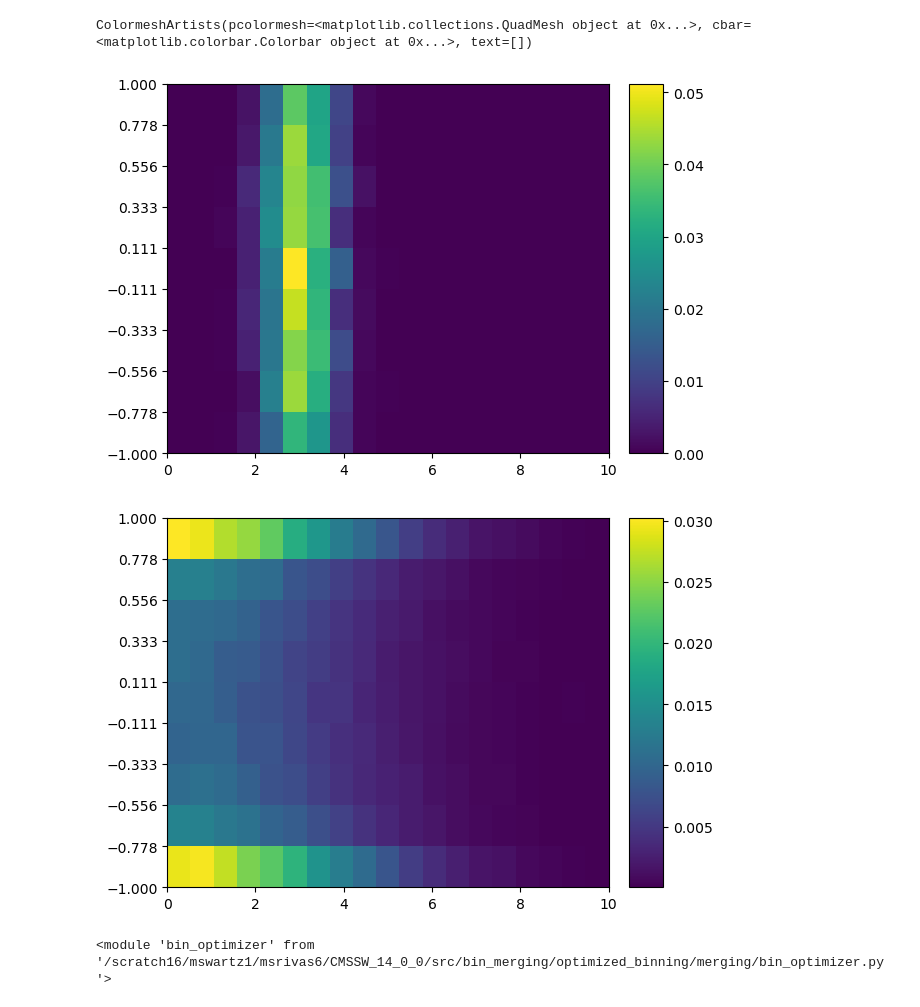
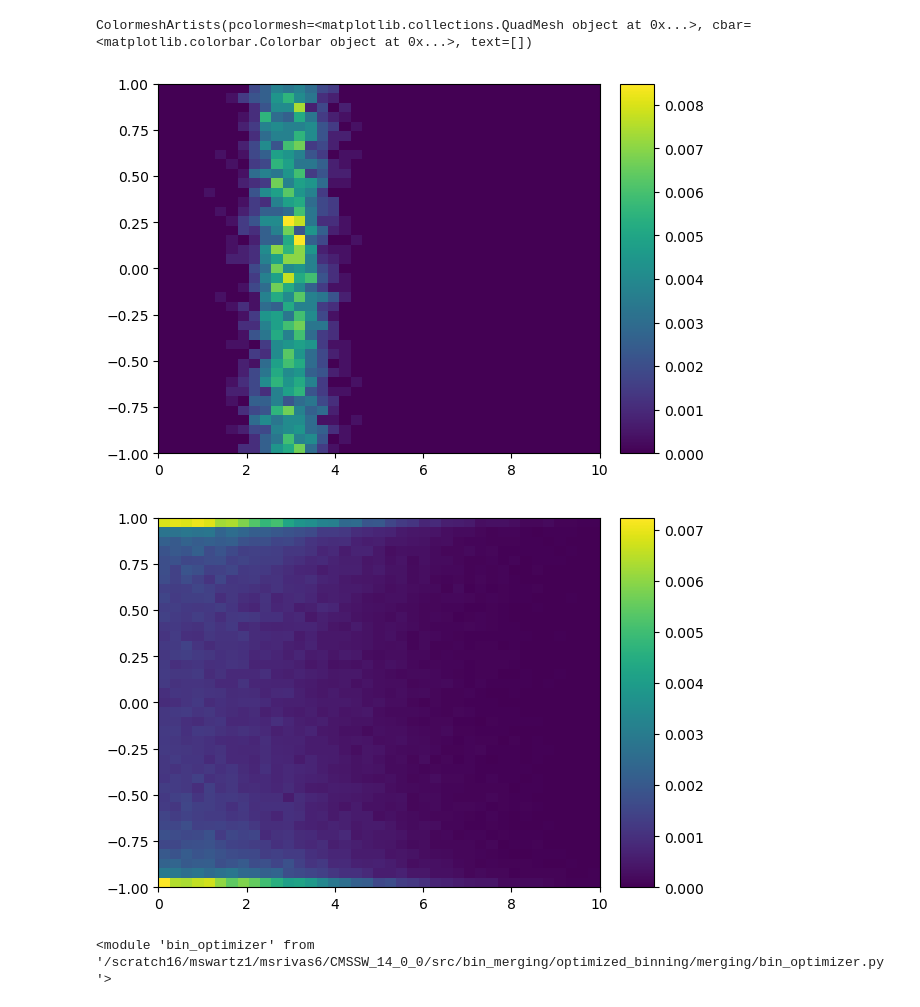
Before and after one commit to JHUGen/MiLoMerge, a Jupyter notebook: optimized_binning/merging/testing.ipynb, the cells around one changed output. Drawn from its saved outputs; the diff is of its cells as text; code cells hidden in the pictures.

```diff
--- a/optimized_binning/merging/testing.ipynb
+++ b/optimized_binning/merging/testing.ipynb
@@ -12,37 +13,37 @@ import ROC_curves
 # %%
 testing1 = np.hstack(
     (
         np.random.normal(3, 0.5, (20000,1)),
         np.random.choice([-1, 1], size=(20000,1))*np.sinh(np.random.rand(20000,1)*2*np.pi)
     ),
 )
 
 
 testing2 = np.hstack(
     (
         np.abs(np.random.normal(0, 3, (100000,1))),
         np.cos(np.random.rand(100000,1)*2*np.pi)
     )
 )
 
-bins = np.linspace(0, 10, 20)
-bins2 = np.linspace(-1,1,10)
+bins = np.linspace(0, 10, 40)
+bins2 = np.linspace(-1,1,40)
 
 signal, *_ = np.histogram2d(testing1[:,0], testing1[:,1], (bins, bins2))
 signal = signal/np.sum(signal)
 bkg, *_ = np.histogram2d(testing2[:,0], testing2[:,1], (bins, bins2))
 bkg = bkg/np.sum(bkg)
 
 plt.figure()
 hep.hist2dplot(signal, bins, bins2)
 plt.figure()
 hep.hist2dplot(bkg, bins, bins2)
 
 # ROC_curves.ROC_score(signal.astype(float), bkg.astype(float))
 # %% [output]
 ColormeshArtists(pcolormesh=<matplotlib.collections.QuadMesh object at 0x...>, cbar=<matplotlib.colorbar.Colorbar object at 0x...>, text=[])
-[figure, old version]
+[figure, new version]
-[figure, old version]
+[figure, new version]
 # %%
 import importlib
 importlib.reload(bo)
```
Also changed, not shown: parts of 8 cells of this notebook, 2 other files.
